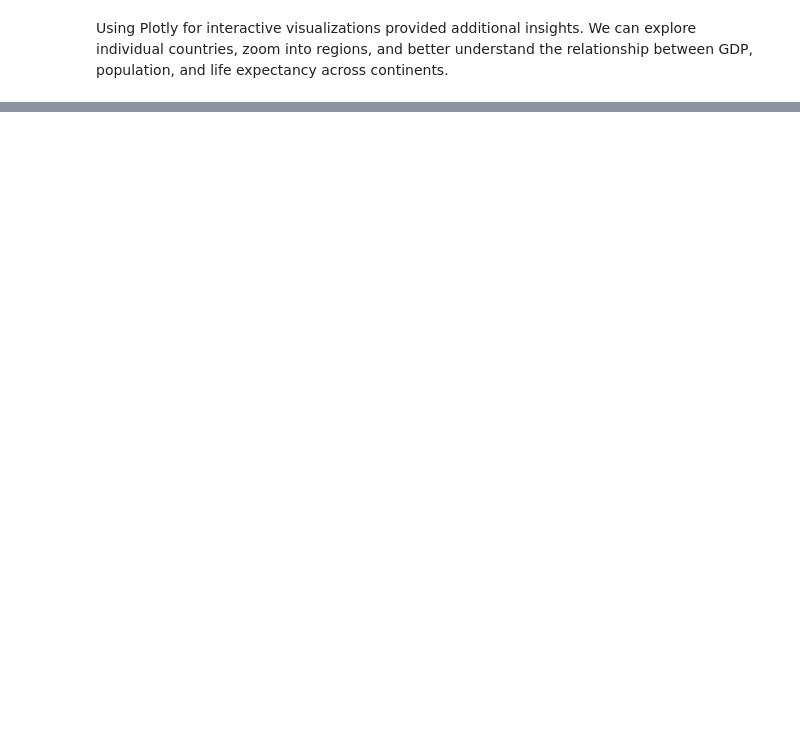
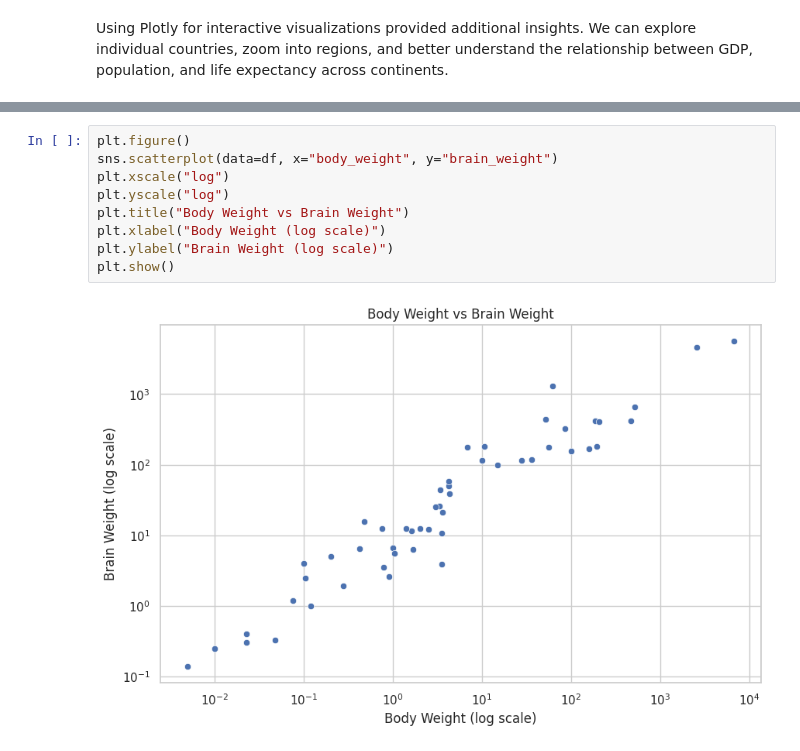
Before and after one commit to keirabasma/Formation-IA, a Jupyter notebook: Workshop_DEHNOUN_Nesrine.ipynb, the cells around one changed output, grey strips where cells are left out. Cells and saved outputs as stored; diff of their text form; blank space fills up the shorter version.

```diff
--- a/Workshop_DEHNOUN_Nesrine.ipynb
+++ b/Workshop_DEHNOUN_Nesrine.ipynb
@@ -254,0 +266,11 @@ Interactive scatter plot allows exploration of Age vs Fare and shows which passe
+# %%
+plt.figure()
+sns.scatterplot(data=df, x="body_weight", y="brain_weight")
+plt.xscale("log")
+plt.yscale("log")
+plt.title("Body Weight vs Brain Weight")
+plt.xlabel("Body Weight (log scale)")
+plt.ylabel("Brain Weight (log scale)")
+plt.show()
+# %% [output]
+[figure, added]
```
Also changed, not shown: parts of 30 cells of this notebook.
